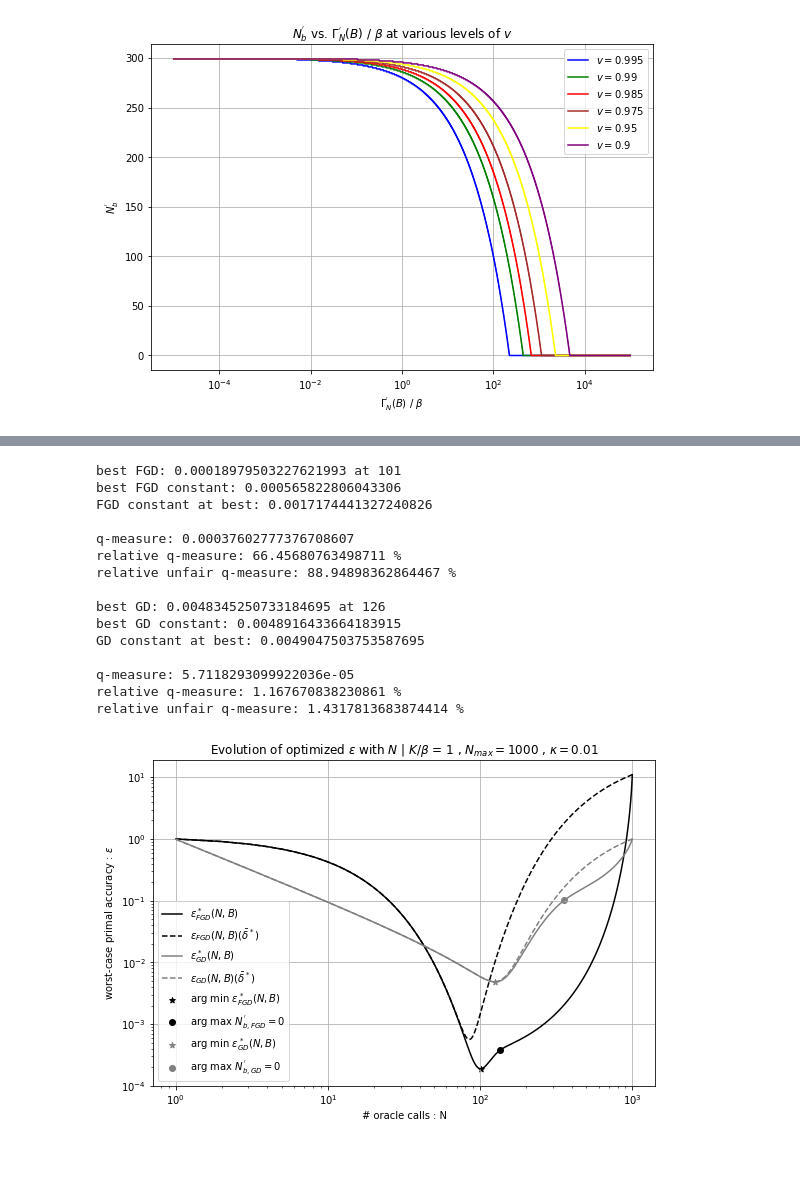
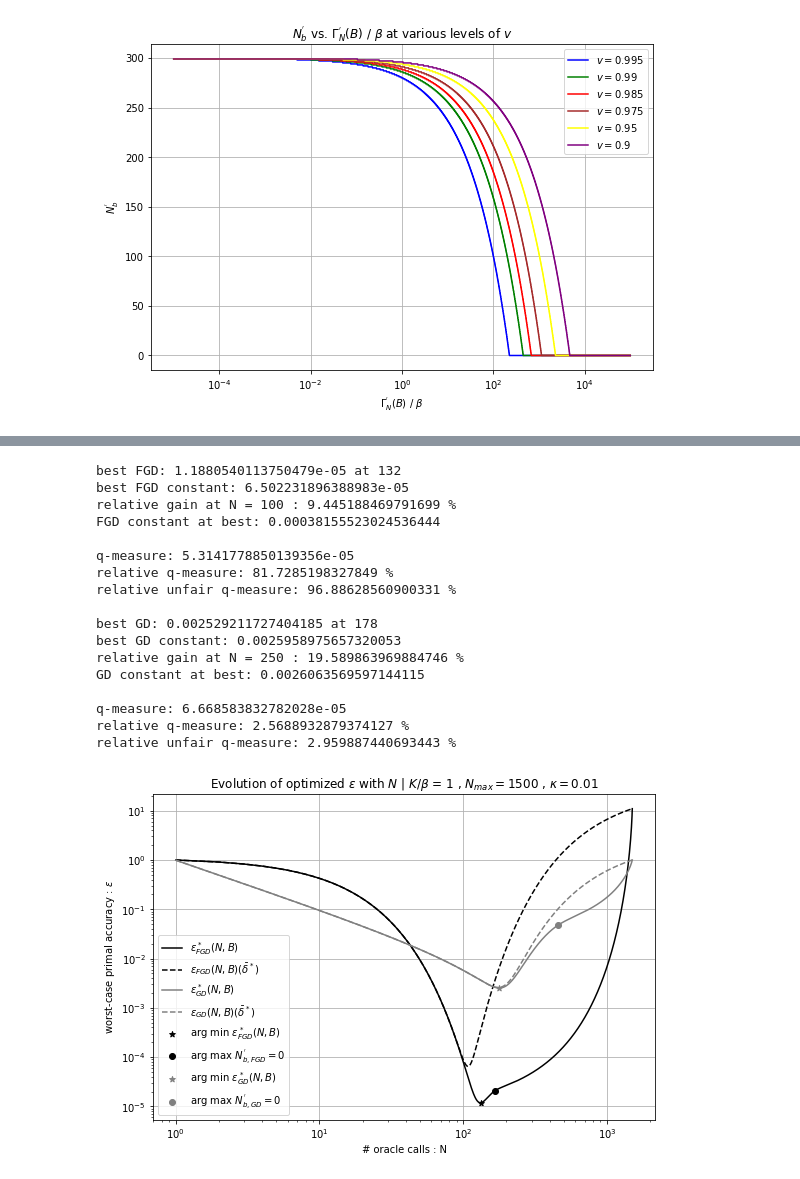
Before and after one commit to guiom-vds/Tunable-First-Order-Inexact-Oracles-TFOIO, a Jupyter notebook: PseudoQuadBehaviour.ipynb, the cells around one changed output, grey strips where cells are left out. Cells and saved outputs as stored; diff of their text form; code cells hidden in the pictures.

```diff
--- a/PseudoQuadBehaviour.ipynb
+++ b/PseudoQuadBehaviour.ipynb
@@ -300,8 +349,10 @@ best GD: 0.003719987858088537
 # %%
 kappa = 0.01
 K_div_beta = 1
-N_max = 1000
+N_max = 1500
 multi = 1
+
+N_interest = int(100)
 
 plt.figure(figsize=(9,6))
 
@@ -324,6 +375,8 @@ bar_delta_list = []
 cond = True
 value_pre_switch = np.inf
 N_pre_switch = 0
+value_FGD_interest = np.inf
+value_FGD_interest_constant = np.inf
 
 for index_N in np.arange(len(vector_N)):
 
@@ -339,11 +392,15 @@ for index_N in np.arange(len(vector_N)):
     epsilon_list.append(value)
     bar_delta = np.exp(-K_div_beta*(N_max-N)/(N))
     bar_delta_list.append(bar_delta)
+    value_constant =  conv_term + np.sum(C0(N)*v**(N-1-k)*bar_delta)
+    epsilon_list_constant.append(value_constant)
     if Nb_prime>0 and cond:
         N_pre_switch = N-1
         cond = False
         value_pre_switch = epsilon_list[-2]
-    epsilon_list_constant.append(conv_term + np.sum(C0(N)*v**(N-1-k)*bar_delta))
+    if N==N_interest:
+        value_FGD_interest = value
+        value_FGD_interest_constant = value_constant
 
 N_best = vector_N[np.argmin(np.array(epsilon_list))]
 plt.loglog(vector_N,np.array(epsilon_list),color='black')
@@ -356,6 +413,7 @@ best_FGD_constant = np.min(epsilon_list_constant)
 FGD_constant_at_best = epsilon_list_constant[N_best]
 print('best FGD: '+str(best_FGD)+' at '+str(N_best))
 print('best FGD constant: '+str(best_FGD_constant))
+print('relative gain at N = '+str(N_interest)+' : '+str(100*(1-value_FGD_interest/value_FGD_interest_constant))+' %')
 print('FGD constant at best: '+str(FGD_constant_at_best))
 print(' ')
 print('q-measure: '+str(best_FGD_constant-best_FGD))
@@ -368,6 +426,8 @@ C0 = lambda N: kappa/(1-(1-kappa)**N)
 gamma = lambda N: (1-kappa)**N
 div = lambda N: (1-(1-kappa)**N)/kappa
 
+N_interest = int(250)
+
 vals = [(np.ceil(N_elem-(1+np.sqrt(1-(8*(K_div_beta*(N_max-N_elem)))/np.log(v)))/2) , N_elem ) for N_elem in vector_N]
 vals_threshold = np.array([np.max((0,np.min((Nb_elem[1],Nb_elem[0])))) for Nb_elem in vals])
 
@@ -378,6 +438,8 @@ bar_delta_list = []
 cond = True
 value_pre_switch = np.inf
 N_pre_switch = 0
+value_GD_interest = np.inf
+value_GD_interest_constant = np.inf
 
 for index_N in np.arange(len(vector_N)):
 
@@ -393,50 +455,56 @@ for index_N in np.arange(len(vector_N)):
     epsilon_list.append(value)
     bar_delta = np.exp(-K_div_beta*(N_max-N)/(N))
     bar_delta_list.append(bar_delta)
+    value_constant = conv_term + np.sum(C0(N)*v**(N-1-k)*bar_delta)
+    epsilon_list_constant.append(value_constant)
     if Nb_prime>0 and cond:
         N_pre_switch = N-1
         cond = False
         value_pre_switch = epsilon_list[-2]
-    epsilon_list_constant.append(conv_term + np.sum(C0(N)*v**(N-1-k)*bar_delta))
+    if N==N_interest:
+        value_GD_interest = value
+        value_GD_interest_constant = value_constant
 
 N_best = vector_N[np.argmin(np.array(epsilon_list))]
 plt.loglog(vector_N,np.array(epsilon_list),color='gray')
 plt.loglog(vector_N,np.array(epsilon_list_constant),color='gray',linestyle='--');
 plt.scatter([N_best],[np.min(np.array(epsilon_list))],color='gray',marker='*')
 plt.scatter([N_pre_switch],[value_pre_switch],color='gray',marker='o');
 best_GD = np.min(np.array(epsilon_list))
 best_GD_constant = np.min(epsilon_list_constant)
 GD_constant_at_best = epsilon_list_constant[N_best]
 print('best GD: '+str(best_GD)+' at '+str(N_best))
 print('best GD constant: '+str(best_GD_constant))
+print('relative gain at N = '+str(N_interest)+' : '+str(100*(1-value_GD_interest/value_GD_interest_constant))+' %')
 print('GD constant at best: '+str(GD_constant_at_best))
 print(' ')
 print('q-measure: '+str(best_GD_constant-best_GD))
 print('relative q-measure: '+str(100*(1-best_GD/best_GD_constant))+' %')
 print('relative unfair q-measure: '+str(100*(1-best_GD/GD_constant_at_best))+' %')
 print(' ')
 
 plt.title('Evolution of optimized $\epsilon$ with $N$ | $K / $'+r'$\beta$ = '+str(K_div_beta)+' , $N_{max} = $'+str(N_max)+' , $\kappa = $'+str(kappa))
 plt.xlabel('# oracle calls : N')
 plt.ylabel('worst-case primal accuracy : $\epsilon$')
 plt.legend(['$\epsilon_{FGD}^*(N,B)$','$\epsilon_{FGD}(N,B)'+r'(\bar{\delta}^*)$','$\epsilon_{GD}^*(N,B)$','$\epsilon_{GD}(N,B)'+r'(\bar{\delta}^*)$',\
             'arg min $\epsilon^*_{FGD}(N,B)$','arg max $N_{b,FGD}^{\'}=0$',\
            'arg min $\epsilon^*_{GD}(N,B)$','arg max $N_{b,GD}^{\'}=0$']);
-plt.savefig('results22_'+'KdivBeta'+str(K_div_beta)+'Nmax'+str(N_max)+'kappa'+str(kappa)+'.pdf')
 # %% [output]
-best FGD: 0.00018979503227621993 at 101
-best FGD constant: 0.000565822806043306
-FGD constant at best: 0.0017174441327240826
+best FGD: 1.1880540113750479e-05 at 132
+best FGD constant: 6.502231896388983e-05
+relative gain at N = 100 : 9.445188469791699 %
+FGD constant at best: 0.00038155523024536444
 
-q-measure: 0.00037602777376708607
-relative q-measure: 66.45680763498711 %
-relative unfair q-measure: 88.94898362864467 %
+q-measure: 5.3141778850139356e-05
+relative q-measure: 81.7285198327849 %
+relative unfair q-measure: 96.88628560900331 %
 
-best GD: 0.0048345250733184695 at 126
-best GD constant: 0.0048916433664183915
-GD constant at best: 0.0049047503753587695
+best GD: 0.002529211727404185 at 178
+best GD constant: 0.0025958975657320053
+relative gain at N = 250 : 19.589863969884746 %
+GD constant at best: 0.0026063569597144115
 
-q-measure: 5.7118293099922036e-05
-relative q-measure: 1.167670838230861 %
-relative unfair q-measure: 1.4317813683874414 %
+q-measure: 6.668583832782028e-05
+relative q-measure: 2.5688932879374127 %
+relative unfair q-measure: 2.959887440693443 %
-[figure, old version]
+[figure, new version]
```
Also changed, not shown: parts of 4 cells of this notebook, 3 other files.
